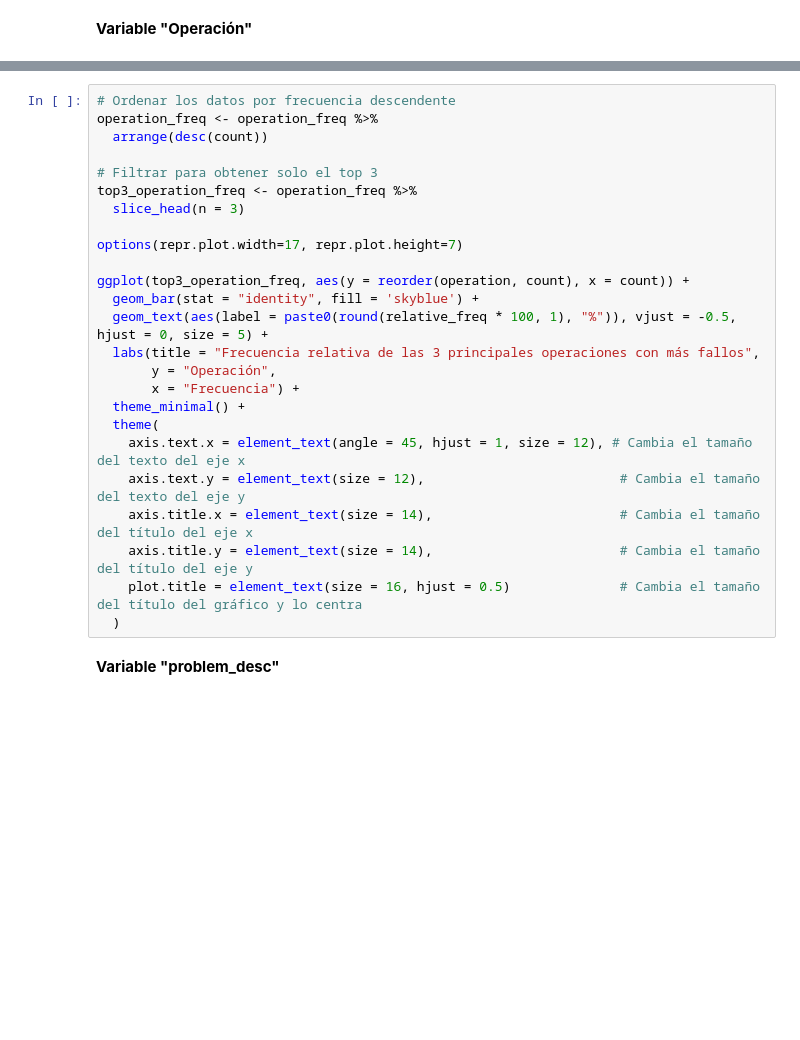
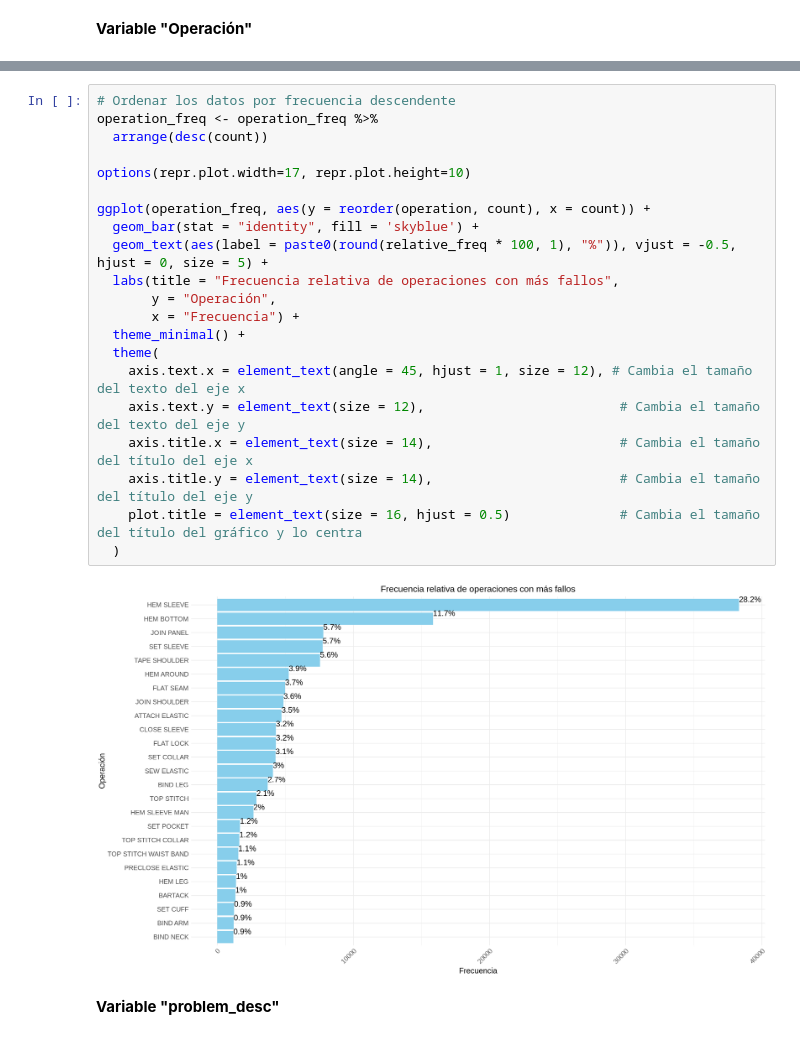
Before and after one commit to cesargar1507/DatasetsUB, a Jupyter notebook: TFM_MOD(RevisadoF2).ipynb, the cells around one changed output, grey strips where cells are left out. Cells and saved outputs as stored; diff of their text form; blank space fills up the shorter version.

```diff
--- a/TFM_MOD(RevisadoF2).ipynb
+++ b/TFM_MOD(RevisadoF2).ipynb
@@ -259,28 +329,26 @@ operation_freq
 # %%
 # Ordenar los datos por frecuencia descendente
 operation_freq <- operation_freq %>%
   arrange(desc(count))
 
-# Filtrar para obtener solo el top 3
-top3_operation_freq <- operation_freq %>%
-  slice_head(n = 3)
+options(repr.plot.width=17, repr.plot.height=10)
 
-options(repr.plot.width=17, repr.plot.height=7)
-
-ggplot(top3_operation_freq, aes(y = reorder(operation, count), x = count)) +
+ggplot(operation_freq, aes(y = reorder(operation, count), x = count)) +
   geom_bar(stat = "identity", fill = 'skyblue') +
   geom_text(aes(label = paste0(round(relative_freq * 100, 1), "%")), vjust = -0.5, hjust = 0, size = 5) +
-  labs(title = "Frecuencia relativa de las 3 principales operaciones con más fallos",
+  labs(title = "Frecuencia relativa de operaciones con más fallos",
        y = "Operación",
        x = "Frecuencia") +
   theme_minimal() +
   theme(
     axis.text.x = element_text(angle = 45, hjust = 1, size = 12), # Cambia el tamaño del texto del eje x
     axis.text.y = element_text(size = 12),                         # Cambia el tamaño del texto del eje y
     axis.title.x = element_text(size = 14),                        # Cambia el tamaño del título del eje x
     axis.title.y = element_text(size = 14),                        # Cambia el tamaño del título del eje y
     plot.title = element_text(size = 16, hjust = 0.5)              # Cambia el tamaño del título del gráfico y lo centra
   )
+# %% [output]
+[figure, added]
 # %% [markdown]
 **Variable "problem_desc"**
 # %%
```
Also changed, not shown: parts of 67 cells of this notebook.
